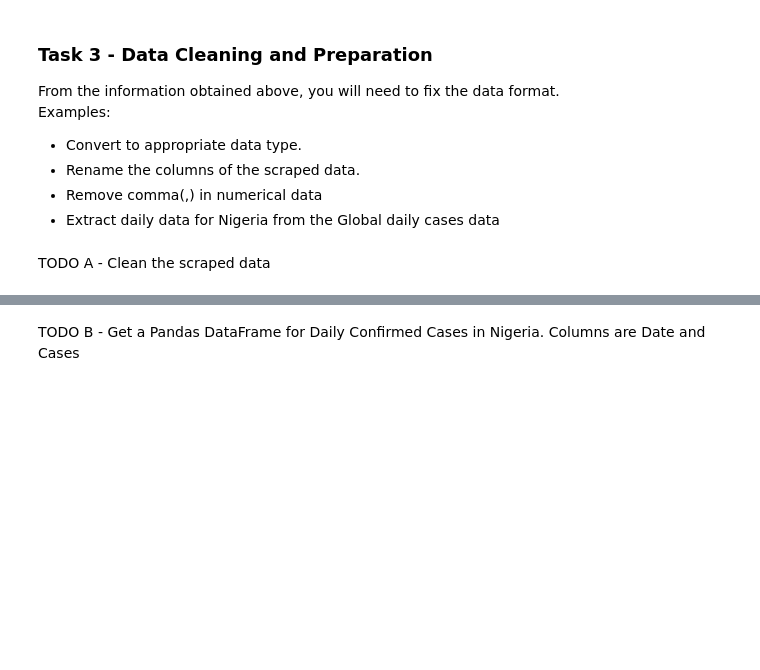
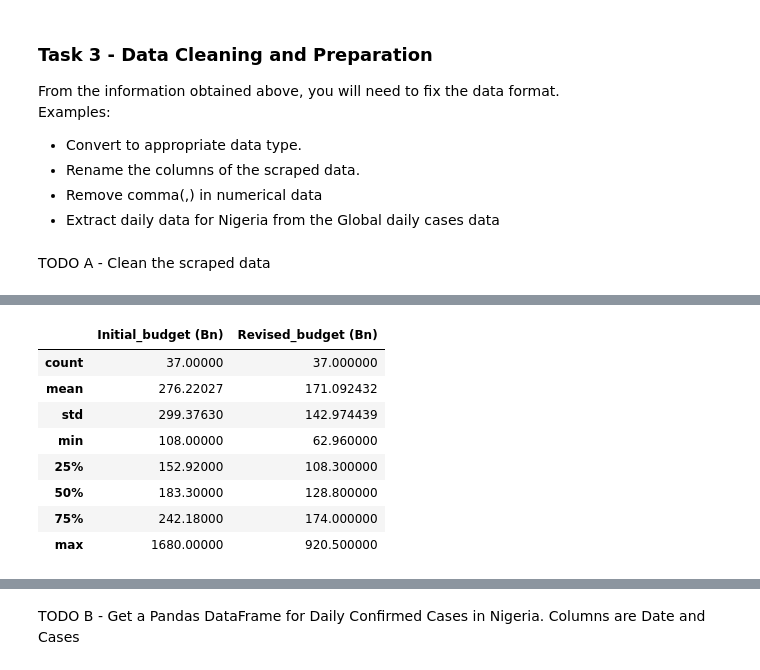
Before and after one commit to geoafrikana/Nigeria-COVID-19-Data-Analysis-Using-Python, a Jupyter notebook: covidproject.ipynb, the cells around one changed output, grey strips where cells are left out. Cells and saved outputs as stored; diff of their text form; code cells hidden in the pictures; blank space fills up the shorter version.

Commit message:
Started cleaning

```diff
--- a/covidproject.ipynb
+++ b/covidproject.ipynb
@@ -203,0 +310,4 @@ TODO A - Clean the scraped data
+# %%
+#clean Budget Data.csv
+budget_data = dataframes['budget_data']
+budget_data.info()
@@ -203,0 +325,12 @@ TODO A - Clean the scraped data
+# %%
+budget_data.describe()
+# %% [output]
+|  | Initial_budget (Bn) | Revised_budget (Bn) |
+| count | 37.00000 | 37.000000 |
+| mean | 276.22027 | 171.092432 |
+| std | 299.37630 | 142.974439 |
+| min | 108.00000 | 62.960000 |
+| 25% | 152.92000 | 108.300000 |
+| 50% | 183.30000 | 128.800000 |
+| 75% | 242.18000 | 174.000000 |
+| max | 1680.00000 | 920.500000 |
```
Also changed, not shown: parts of 18 cells of this notebook.
